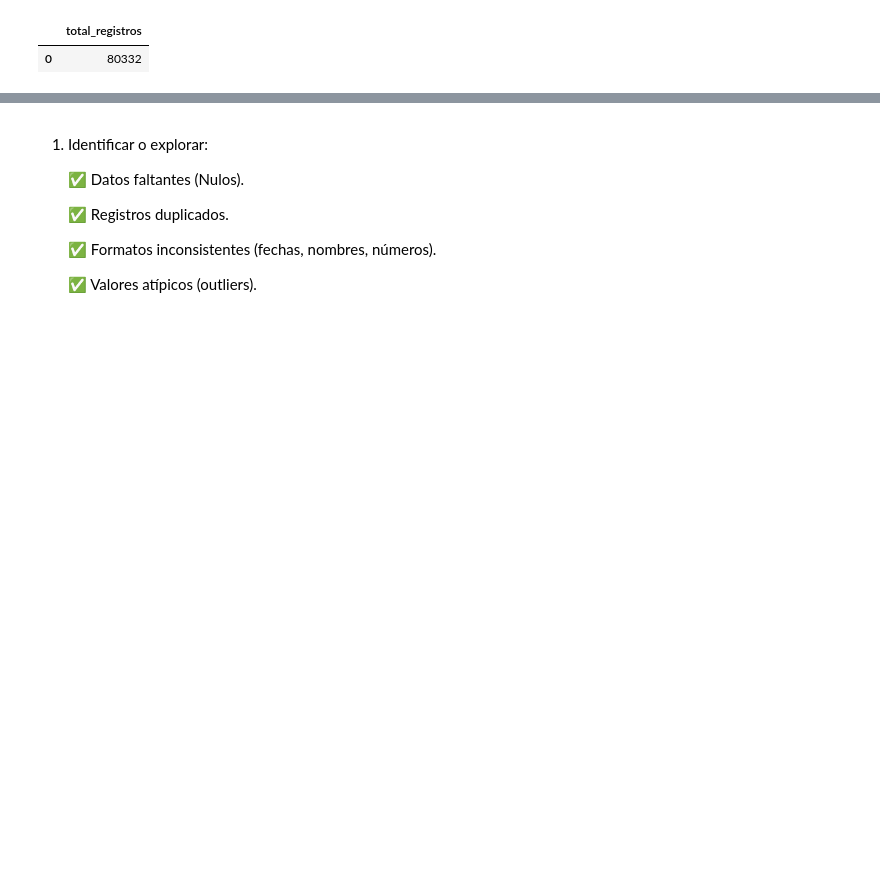
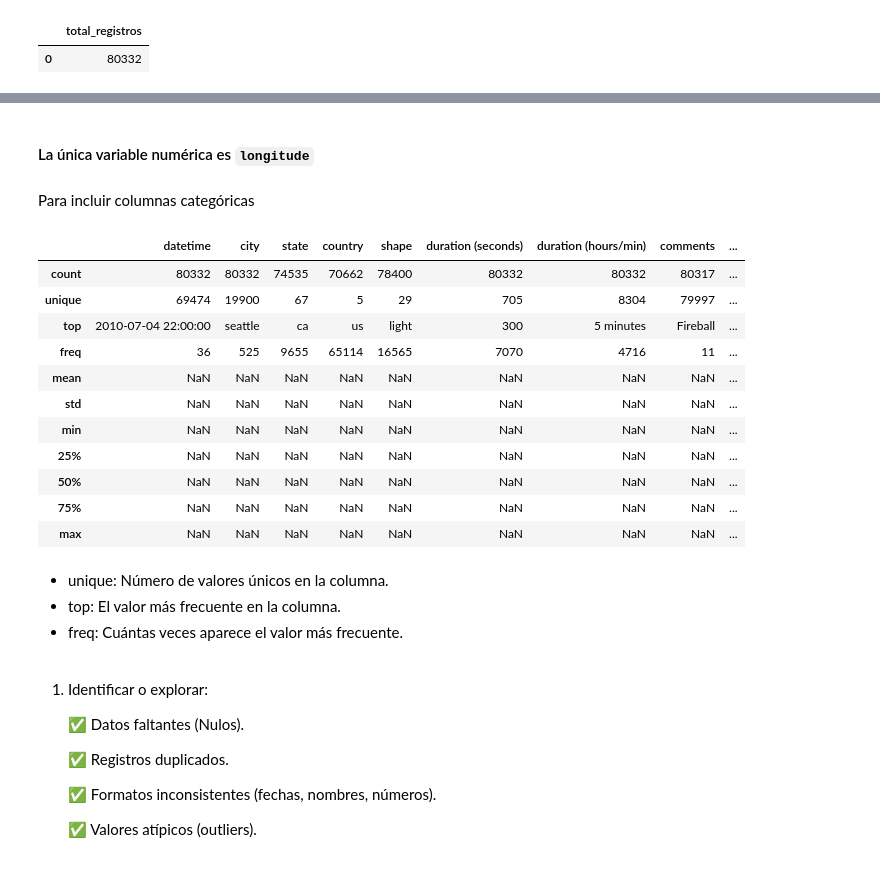
Before and after one commit to Dilmer-Rojas/UFO_Data_Analytics, a Jupyter notebook: notebooks/2.exploracion.ipynb, the cells around one changed output, grey strips where cells are left out. Cells and saved outputs as stored; diff of their text form; code cells hidden in the pictures; blank space fills up the shorter version.

```diff
--- a/notebooks/2.exploracion.ipynb
+++ b/notebooks/2.exploracion.ipynb
@@ -108,3 +133,26 @@ total_registros
+# %% [markdown]
+#### La única variable numérica es `longitude`
+# %% [markdown]
+Para incluir columnas categóricas
+# %%
+df.describe(include='all')
+# %% [output]
+|  | datetime | city | state | country | shape | duration (seconds) | duration (hours/min) | comments | ... |
+| count | 80332 | 80332 | 74535 | 70662 | 78400 | 80332 | 80332 | 80317 | ... |
+| unique | 69474 | 19900 | 67 | 5 | 29 | 705 | 8304 | 79997 | ... |
+| top | 2010-07-04 22:00:00 | seattle | ca | us | light | 300 | 5 minutes | Fireball | ... |
+| freq | 36 | 525 | 9655 | 65114 | 16565 | 7070 | 4716 | 11 | ... |
+| mean | NaN | NaN | NaN | NaN | NaN | NaN | NaN | NaN | ... |
+| std | NaN | NaN | NaN | NaN | NaN | NaN | NaN | NaN | ... |
+| min | NaN | NaN | NaN | NaN | NaN | NaN | NaN | NaN | ... |
+| 25% | NaN | NaN | NaN | NaN | NaN | NaN | NaN | NaN | ... |
+| 50% | NaN | NaN | NaN | NaN | NaN | NaN | NaN | NaN | ... |
+| 75% | NaN | NaN | NaN | NaN | NaN | NaN | NaN | NaN | ... |
+| max | NaN | NaN | NaN | NaN | NaN | NaN | NaN | NaN | ... |
+# %% [markdown]
+- unique: Número de valores únicos en la columna.
+- top: El valor más frecuente en la columna.
+- freq: Cuántas veces aparece el valor más frecuente.
 # %% [markdown]
 1. Identificar o explorar:
 
```
Also changed, not shown: parts of 15 cells of this notebook, 2 other files.
